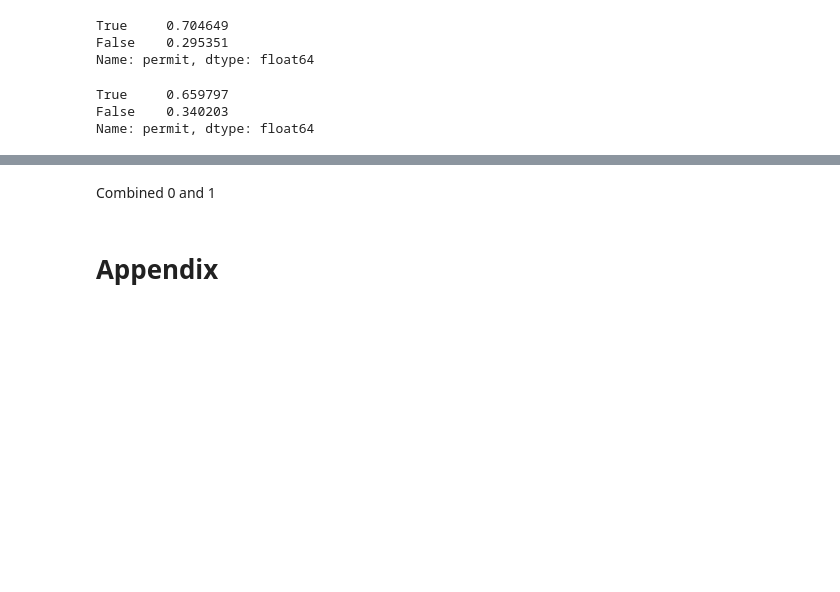
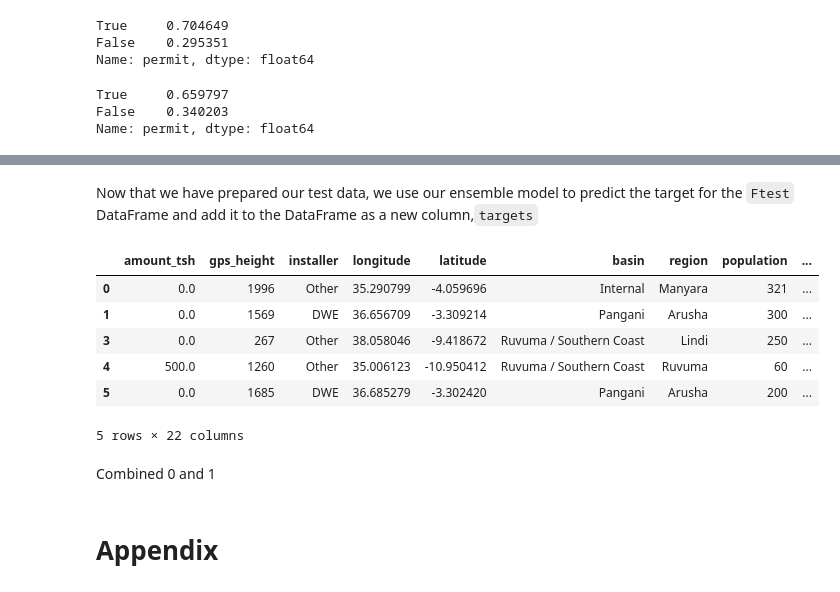
Before and after one commit to njw27/Supervised-ML-For-Tanzanian-Water-Wells, a Jupyter notebook: Group_Notebook.ipynb, the cells around one changed output, grey strips where cells are left out. Saved outputs shown, nothing was run; the diff lists cells and outputs as text; code cells hidden in the pictures; blank space fills up the shorter version.

```diff
--- a/Group_Notebook.ipynb
+++ b/Group_Notebook.ipynb
@@ -521,8 +557,20 @@ Ftest_cat = df3.select_dtypes('object')
 Ftest_nums = df3.select_dtypes(['float64', 'int64'])
 # %%
 Ftest = pd.concat([num_encoder(Ftest_nums), cat_encoder(Ftest_cat)], axis=1)
+# %% [markdown]
+Now that we have prepared our test data, we use our ensemble model to predict the target for the `Ftest` DataFrame and add it to the DataFrame as a new column,`targets`
 # %%
 df3['targets'] = avg.predict(Ftest)
+# %%
+df3.head()
+# %% [output]
+|  | amount_tsh | gps_height | installer | longitude | latitude | basin | region | population | ... |
+| 0 | 0.0 | 1996 | Other | 35.290799 | -4.059696 | Internal | Manyara | 321 | ... |
+| 1 | 0.0 | 1569 | DWE | 36.656709 | -3.309214 | Pangani | Arusha | 300 | ... |
+| 3 | 0.0 | 267 | Other | 38.058046 | -9.418672 | Ruvuma / Southern Coast | Lindi | 250 | ... |
+| 4 | 500.0 | 1260 | Other | 35.006123 | -10.950412 | Ruvuma / Southern Coast | Ruvuma | 60 | ... |
+| 5 | 0.0 | 1685 | DWE | 36.685279 | -3.302420 | Pangani | Arusha | 200 | ... |
+5 rows × 22 columns
 # %% [markdown]
 Combined 0 and 1
 # %%
```
Also changed, not shown: parts of 41 cells of this notebook.
